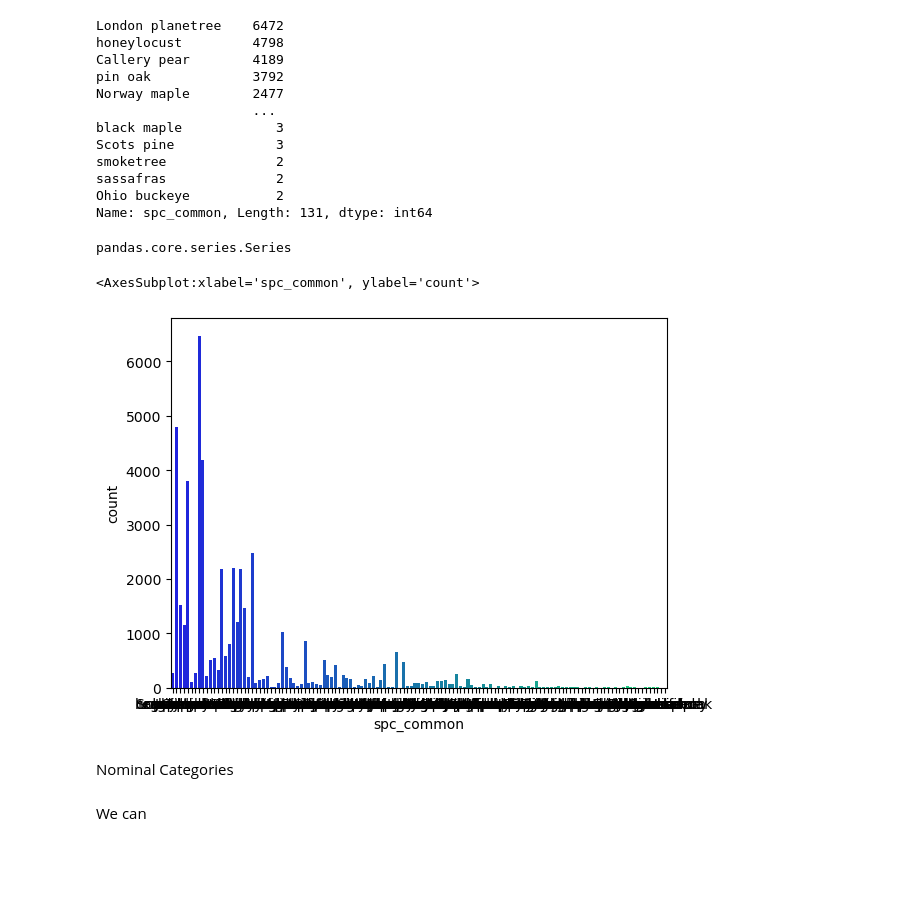
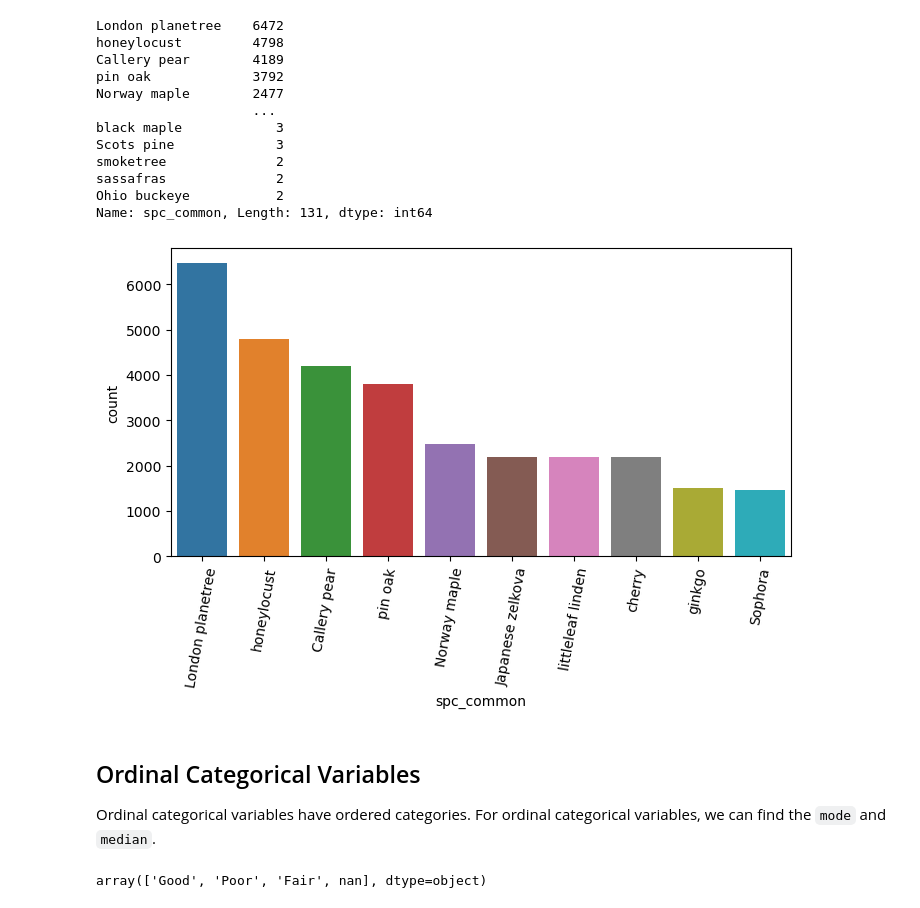
Before and after one commit to Alyxx-The-Sniper/DATA_SCIENCE_2022, a Jupyter notebook: Data_Science_Inference/Stats for Categorical.ipynb, the cells around one changed output. Cells and saved outputs as stored; diff of their text form; code cells hidden in the pictures; blank space fills up the shorter version.

```diff
--- a/Data_Science_Inference/Stats for Categorical.ipynb
+++ b/Data_Science_Inference/Stats for Categorical.ipynb
@@ -34,15 +40,14 @@ smoketree              2
 sassafras              2
 Ohio buckeye           2
 Name: spc_common, Length: 131, dtype: int64
-# %%
-top_10 = df['spc_common'].value_counts()[:10]
-# %% [output]
-pandas.core.series.Series
 # %%
 # top 10 'spicies'
+plt.figure(figsize = (8,4))
+ax = sns.countplot(x = 'spc_common',
+                  data = df,
+                  order = df['spc_common'].value_counts().iloc[:10].index)
 
-
-sns.countplot(x='spc_common', data=df, palette='winter')
+ax.set_xticklabels(ax.get_xticklabels(),rotation = 80)
+plt.show()
 # %% [output]
-<AxesSubplot:xlabel='spc_common', ylabel='count'>
-[figure, old version]
+[figure, new version]
@@ -53,4 +54,8 @@ correct_order = ['Preschool', '1st-4th', '5th-6th', '7th-8th', '9th', '10th', '1
-# %% [markdown]
-Nominal Categories
-# %% [markdown]
-We can
+# %% [markdown]
+## Ordinal Categorical Variables
+Ordinal categorical variables have ordered categories. For ordinal categorical variables, we can find the `mode` and `median`.
+# %%
+# unique values in health variable
+df.health.unique()
+# %% [output]
+array(['Good', 'Poor', 'Fair', nan], dtype=object)
```
Also changed, not shown: parts of 17 cells of this notebook, 1 other file.
